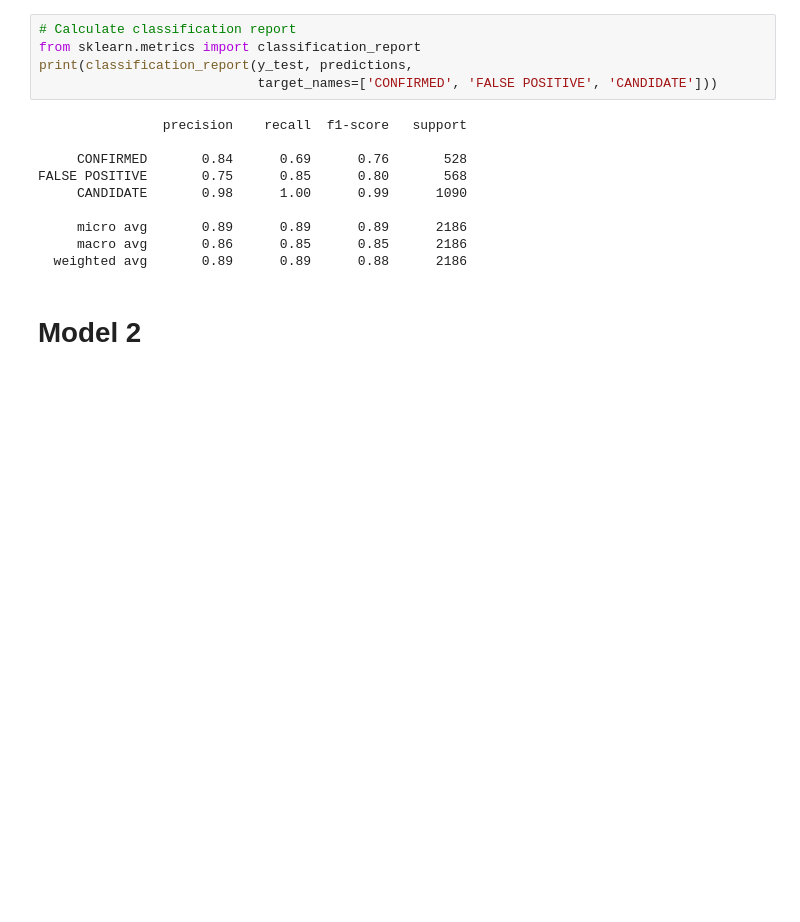
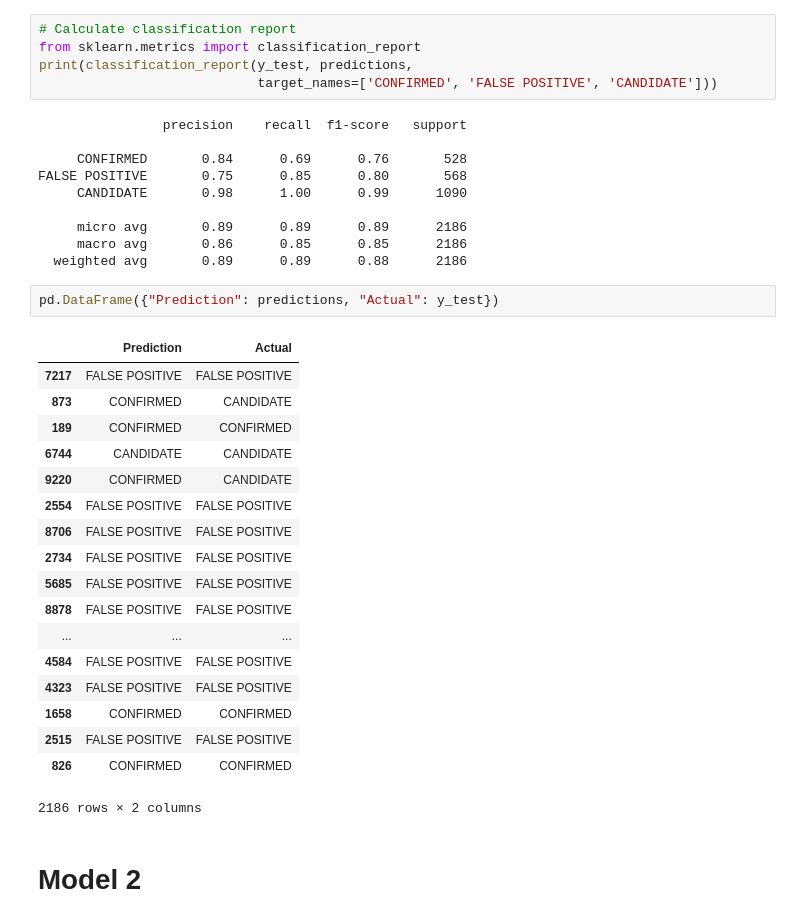
Before and after one commit to JustinCoulter/Planet_Hunt-Machine_Learning, a Jupyter notebook: JC_svm_1.ipynb, the cells around one changed output. Drawn from its saved outputs; the diff is of its cells as text; blank space fills up the shorter version.

```diff
--- a/JC_svm_1.ipynb
+++ b/JC_svm_1.ipynb
@@ -156,6 +160,27 @@ FALSE POSITIVE       0.75      0.85      0.80       568
      micro avg       0.89      0.89      0.89      2186
      macro avg       0.86      0.85      0.85      2186
   weighted avg       0.89      0.89      0.88      2186
+# %%
+pd.DataFrame({"Prediction": predictions, "Actual": y_test})
+# %% [output]
+|  | Prediction | Actual |
+| 7217 | FALSE POSITIVE | FALSE POSITIVE |
+| 873 | CONFIRMED | CANDIDATE |
+| 189 | CONFIRMED | CONFIRMED |
+| 6744 | CANDIDATE | CANDIDATE |
+| 9220 | CONFIRMED | CANDIDATE |
+| 2554 | FALSE POSITIVE | FALSE POSITIVE |
+| 8706 | FALSE POSITIVE | FALSE POSITIVE |
+| 2734 | FALSE POSITIVE | FALSE POSITIVE |
+| 5685 | FALSE POSITIVE | FALSE POSITIVE |
+| 8878 | FALSE POSITIVE | FALSE POSITIVE |
+| ... | ... | ... |
+| 4584 | FALSE POSITIVE | FALSE POSITIVE |
+| 4323 | FALSE POSITIVE | FALSE POSITIVE |
+| 1658 | CONFIRMED | CONFIRMED |
+| 2515 | FALSE POSITIVE | FALSE POSITIVE |
+| 826 | CONFIRMED | CONFIRMED |
+2186 rows × 2 columns
 # %% [markdown]
 # Model 2
 # %%
```
Also changed, not shown: parts of 11 cells of this notebook.
